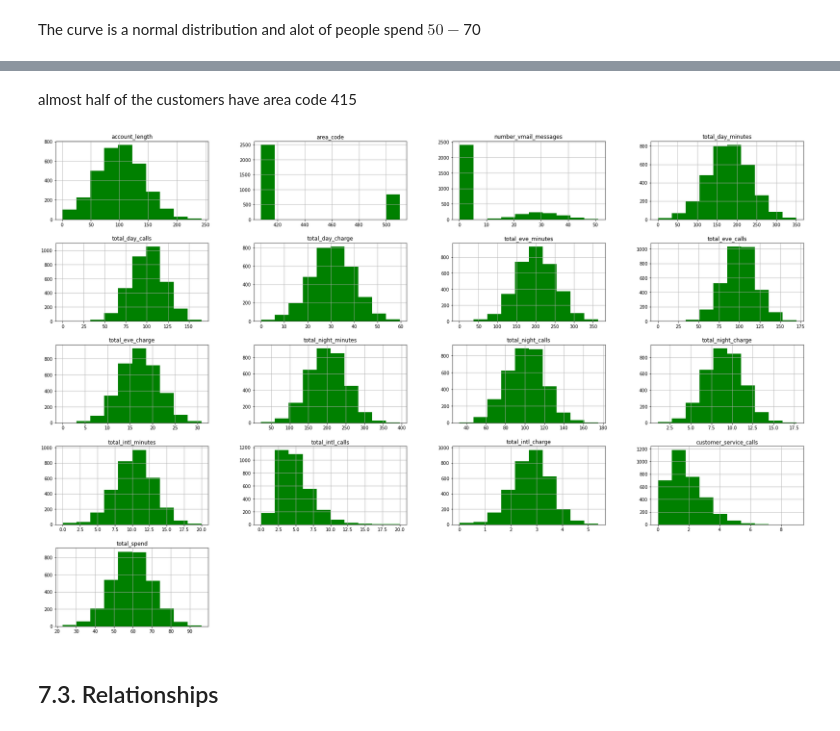
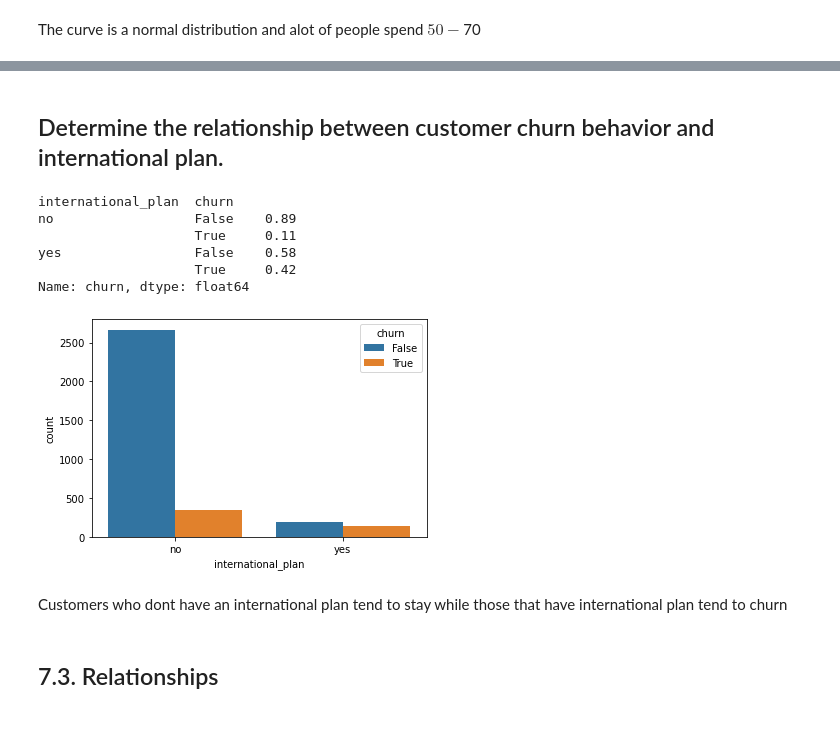
Before and after one commit to PatienceAnono/-SyriaTel-Customer-Churn-Project, a Jupyter notebook: SyriaTel Customer Churn.ipynb, the cells around one changed output, grey strips where cells are left out. Cells and saved outputs as stored; diff of their text form; code cells hidden in the pictures.

```diff
--- a/SyriaTel Customer Churn.ipynb
+++ b/SyriaTel Customer Churn.ipynb
@@ -340,11 +333,18 @@ plt.xticks(rotation=0)
-# %% [markdown]
-almost half of the customers have  area code 415
-# %%
-#Checking for Distribution of Data in the dataset
-data.hist(figsize=(30,20), color = 'green')
-plt.show();
-# %% [output]
-[figure, removed]
+# %% [markdown]
+## Determine the relationship between customer churn behavior and international plan.
+# %%
+sns.countplot(x='international_plan', hue='churn', data=data);
+print(round(data.groupby('international_plan')['churn'].value_counts(normalize=True),2))
+# %% [output]
+international_plan  churn
+no                  False    0.89
+                    True     0.11
+yes                 False    0.58
+                    True     0.42
+Name: churn, dtype: float64
+[figure, added]
+# %% [markdown]
+Customers who dont have an international plan tend to stay while those that have international plan tend to churn
 # %% [markdown]
 ## 7.3. Relationships
 # %%
```
Also changed, not shown: parts of 18 cells of this notebook.
